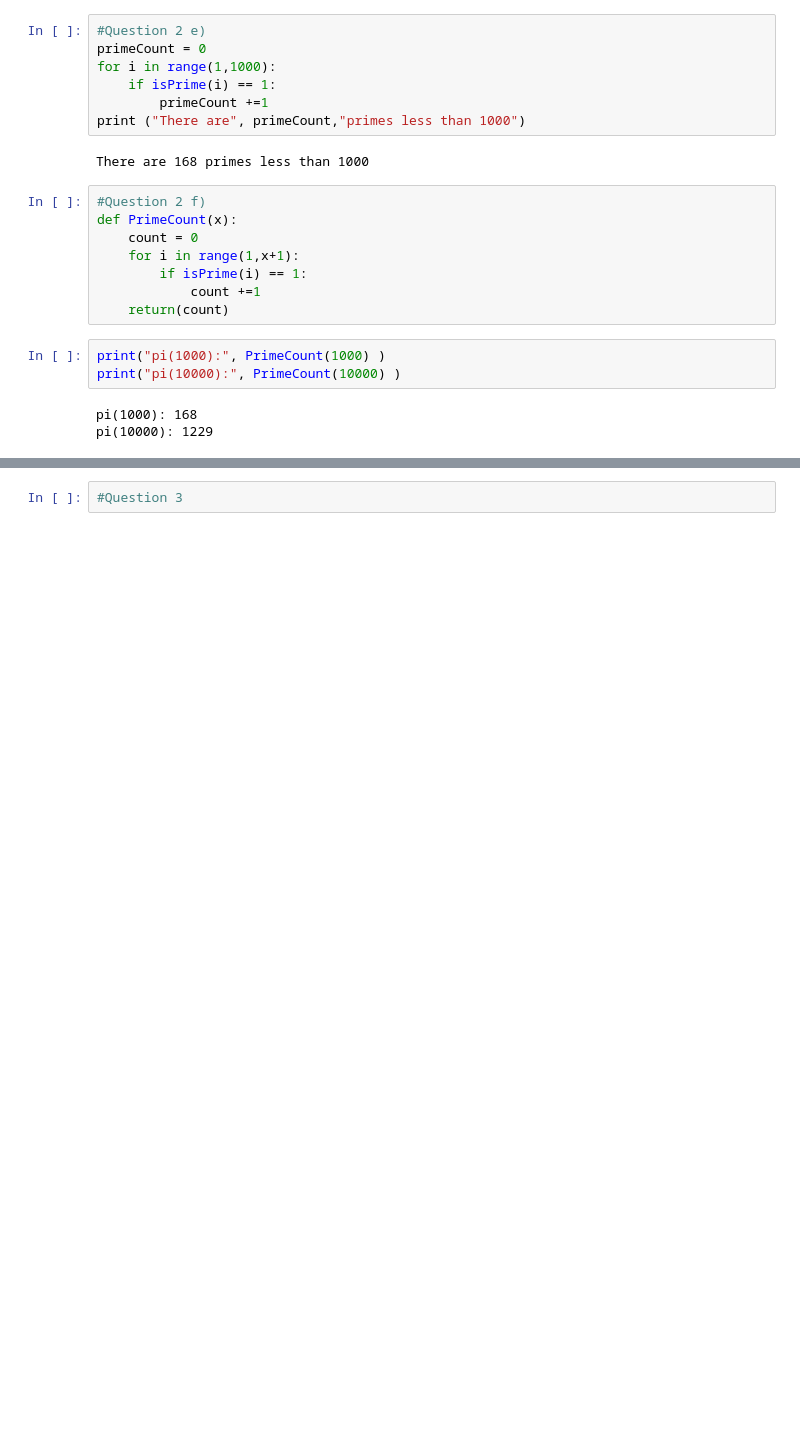
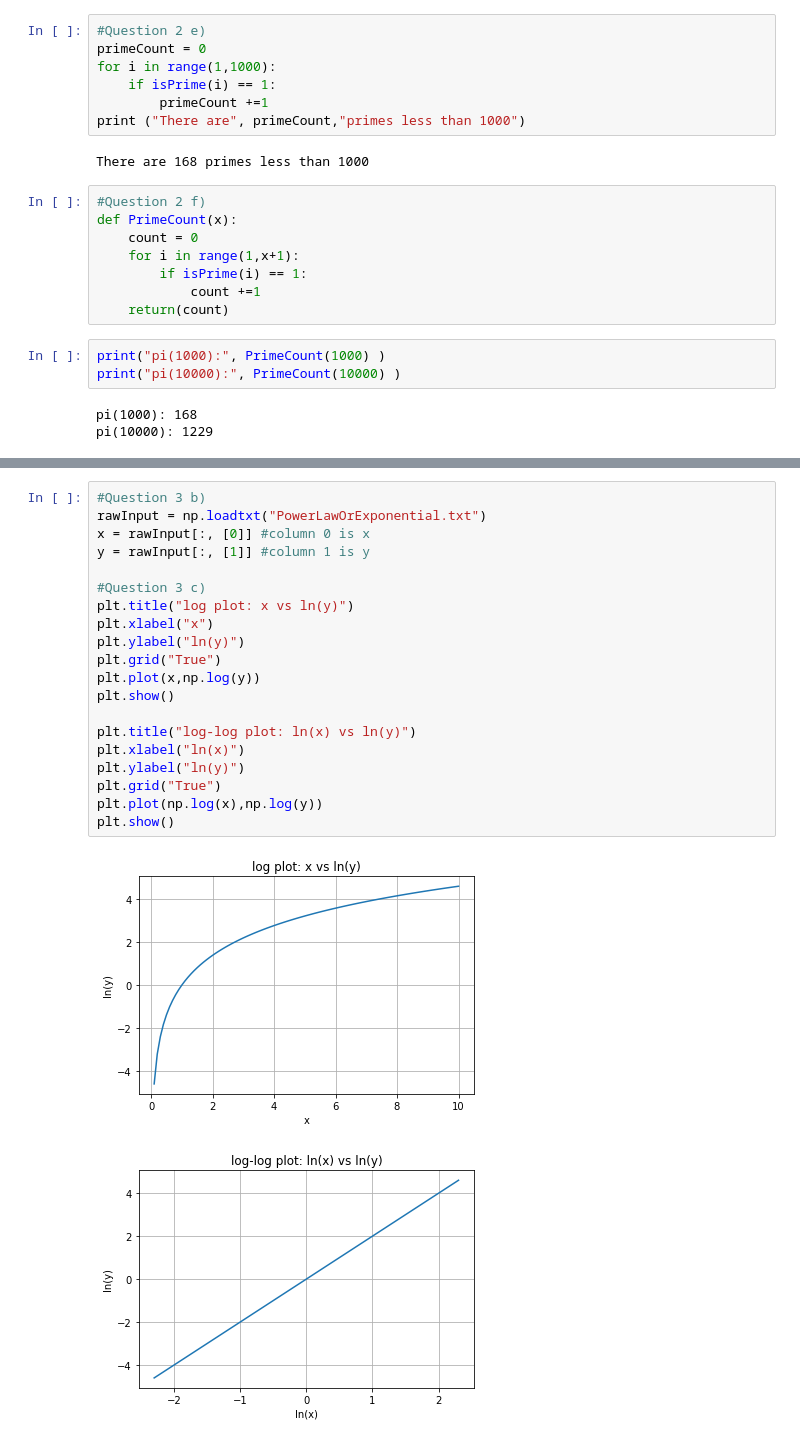
Before and after one commit to Padraig-Ryan/ACM20030-Assignments, a Jupyter notebook: ACM20030-Assignment.ipynb, the cells around one changed output, grey strips where cells are left out. Saved outputs shown, nothing was run; the diff lists cells and outputs as text; blank space fills up the shorter version.

Commit message:
Question 3) answered in full

```diff
--- a/ACM20030-Assignment.ipynb
+++ b/ACM20030-Assignment.ipynb
@@ -101,3 +101,24 @@ plt.plot(x,Pi,'ro')
 [figure]
-# %%
-#Question 3
+# %%
+#Question 3 b)
+rawInput = np.loadtxt("PowerLawOrExponential.txt")
+x = rawInput[:, [0]] #column 0 is x
+y = rawInput[:, [1]] #column 1 is y
+
+#Question 3 c)
+plt.title("log plot: x vs ln(y)")
+plt.xlabel("x")
+plt.ylabel("ln(y)")
+plt.grid("True")
+plt.plot(x,np.log(y))
+plt.show()
+
+plt.title("log-log plot: ln(x) vs ln(y)")
+plt.xlabel("ln(x)")
+plt.ylabel("ln(y)")
+plt.grid("True")
+plt.plot(np.log(x),np.log(y))
+plt.show()
+# %% [output]
+[figure, added]
+[figure, added]
```
Also changed, not shown: parts of 2 cells of this notebook.
